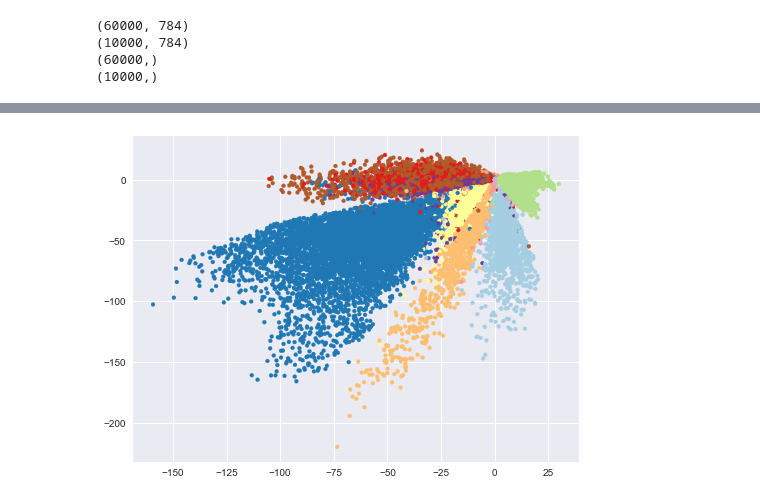
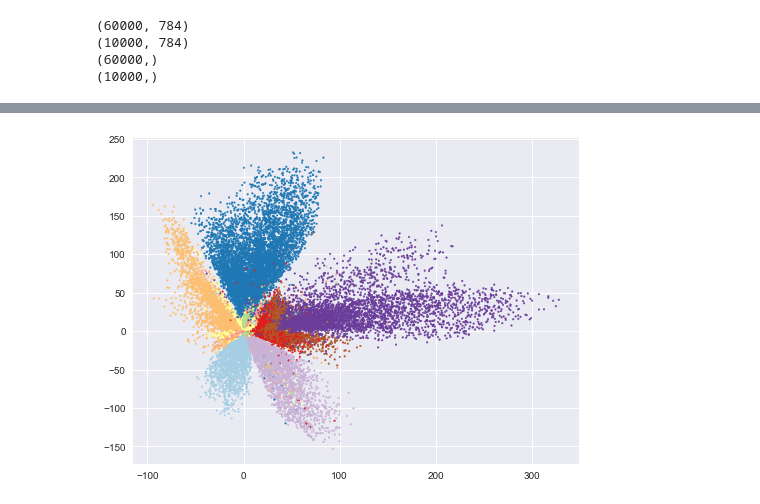
Before and after one commit to KrishnaswamyLab/SAUCIE, a Jupyter notebook: SAUCIE_MNIST_KERAS.ipynb, the cells around one changed output, grey strips where cells are left out. Cells and saved outputs as stored; diff of their text form; code cells hidden in the pictures.

```diff
--- a/SAUCIE_MNIST_KERAS.ipynb
+++ b/SAUCIE_MNIST_KERAS.ipynb
@@ -39,38 +44,37 @@ print(y_test.shape)
 # %%
 # information dimension regularization penalty
 def id_reg(act):
+    lam = 1e-2
     #p = act / K.sum(act, axis=1)[:,None]
     p = K.softmax(act)
     H = -K.sum(p * K.log(p + 1e-9), axis=1)
-    lam = 1e-5
     return lam * H
 # %%
 batch_size = 100
-original_dim = 784
 latent_dim = 2
-epochs = 10
+epochs = 3
 p_dropout = 0.01
-l1_act_1 = 1e-1000
-id_act_1 = 1e-10
-l1_act_2 = 1e-1000
+lr = 0.001
 
-input_vec = Input(shape=(original_dim,))
-e1 = Dropout(p_dropout)(input_vec)
-e2 = Dense(1024, activation='relu',activity_regularizer=id_reg)(e1)
-#e2 = Dense(400, activation='relu',activity_regularizer=regularizers.l1(l1_act_1))(e1)
-e3 = Dense(512, activation='relu',activity_regularizer=regularizers.l1(l1_act_2))(e2)
-e4 = Dense(256, activation='relu',activity_regularizer=regularizers.l1(l1_act_2))(e3)
-e5 = Dense(latent_dim, activation='linear')(e4)
-d1 = Dense(256, activation='relu')(e5)
-d2 = Dense(512, activation='relu')(d1)
-d3 = Dense(1024, activation='relu')(d2)
-d4 = Dense(original_dim, activation='sigmoid')(d3)
+input_dim = x_train.shape[1]
 
-autoencoder = Model(input=input_vec, output=d4)
-encoder = Model(input=input_vec, output=e5)
+input_layer = Input(shape=(input_dim,))
+e = BatchNormalization(scale=False)(input_layer)
+e = Dropout(p_dropout)(e)
+e = Dense(1024, activation='relu',activity_regularizer=id_reg)(e)
+e = Dense(512, activation='relu')(e)
+e = Dense(256, activation='relu')(e)
+e = Dense(latent_dim, activation='linear')(e)
+d = Dense(256, activation='relu')(e)
+d = Dense(512, activation='relu')(d)
+d = Dense(1024, activation='relu')(d)
+d = Dense(input_dim, activation='sigmoid')(d)
+
+autoencoder = Model(inputs=input_layer, outputs=d)
+encoder = Model(inputs=input_layer, outputs=e)
 # %%
-autoencoder.compile(optimizer='adam', loss='binary_crossentropy')
-
+adam = Adam(lr=lr)
+autoencoder.compile(optimizer=adam, loss='binary_crossentropy')
 autoencoder.fit(x_train, x_train,
                 epochs=epochs,
                 batch_size=batch_size,
@@ -99,8 +93,8 @@ Epoch 10/10
 # %%
 # plot train, embedding layer
 x_train_encoded = encoder.predict(x_train, batch_size=batch_size)
 plt.figure(figsize=(8, 6))
-plt.scatter(x_train_encoded[:, 0], x_train_encoded[:, 1], c=y_train, s=15, cmap="Paired")
+plt.scatter(x_train_encoded[:, 0], x_train_encoded[:, 1], c=y_train, s=3, cmap="Paired")
 plt.show()
 # %% [output]
-[figure, old version]
+[figure, new version]
```
Also changed, not shown: parts of 5 cells of this notebook.
